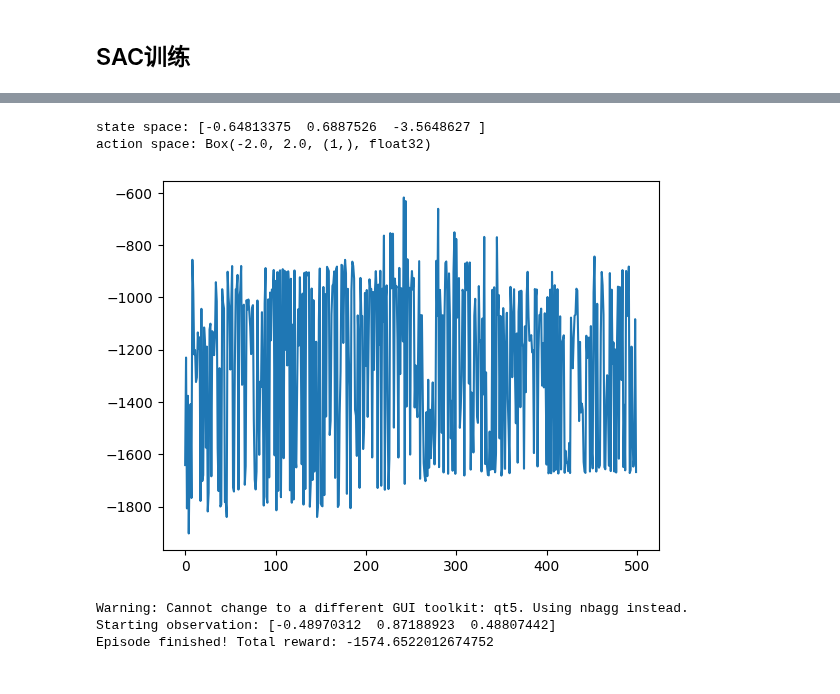
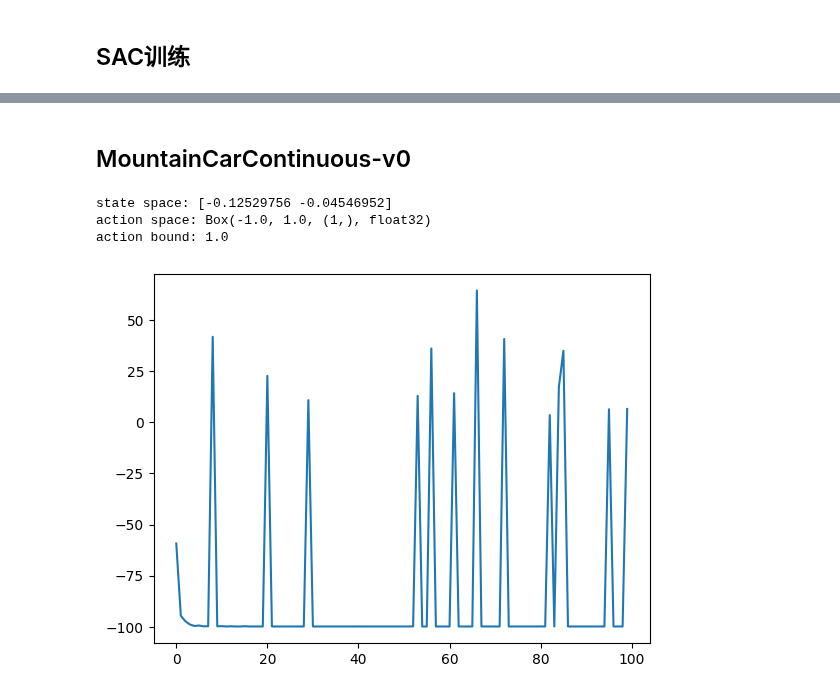
Before and after one commit to 24Jay/reinforcement-learning, a Jupyter notebook: sac/sac_code_continuous.ipynb, the cells around one changed output, grey strips where cells are left out. Drawn from its saved outputs; the diff is of its cells as text; code cells hidden in the pictures.

Commit message:
sac : continuous

```diff
--- a/sac/sac_code_continuous.ipynb
+++ b/sac/sac_code_continuous.ipynb
@@ -193,20 +273,37 @@ class SAC:
+# %% [markdown]
+## MountainCarContinuous-v0
 # %%
 actor_lr = 1e-4
 critic_lr = 1e-4
-num_episodes = 500
+num_episodes = 100
 
 device = "cpu"
 env_name = "MountainCarContinuous-v0"
-env_name = "Pendulum-v1"
+# env_name = "Pendulum-v1"
 
 env = gym.make(env_name)
 torch.manual_seed(0)
+random.seed(0)
+np.random.seed(0)
+
+state_dim = env.observation_space.shape[0]
+action_dim = env.action_space.shape[0]
+action_bound = env.action_space.high[0]
+
 print(f"state space:" , env.observation_space.sample())
 print(f"action space: {env.action_space}")
-state_dim = env.observation_space.shape[0]
-action_dim = env.action_space.shape[0]
+print(f"action bound: {action_bound}")
 
-agent = SAC(n_state=state_dim, n_action=action_dim, n_hidden=64, lr_actor=actor_lr, lr_q=critic_lr, alpha = 0.0, tau=0.005,gamma=1.0)
+agent = SAC(n_state=state_dim, n_action=action_dim, n_hidden=64, action_bound=action_bound, lr_actor=actor_lr, lr_q=critic_lr, alpha = 0.5, tau=0.01,gamma=1.0)
+
+replay_buffer = ReplayBuffer(capacity=10000)
+return_list = train_off_policy_agent(env, agent, num_episodes,replay_buffer)
+
+%matplotlib inline
+plt.plot(return_list)
+plt.show()
 # %% [output]
-state space: [-0.64813375  0.6887526  -3.5648627 ]
-action space: Box(-2.0, 2.0, (1,), float32)
+state space: [-0.12529756 -0.04546952]
+action space: Box(-1.0, 1.0, (1,), float32)
+action bound: 1.0
+[figure, added]
@@ -249,39 +309,0 @@ return_list = train_off_policy_agent(env, agent, num_episodes,replay_buffer)
-# %%
-%matplotlib inline
-
-plt.plot(return_list)
-plt.show()
-# %% [output]
-[figure, removed]
-# %%
-%matplotlib qt5
-
-def test_agent(agent, env_name):
-    env = gym.make(env_name, render_mode="human")
-
-    state, info = env.reset()
-
-    print(f"Starting observation: {state}")
-
-    episode_over = False
-    total_reward = 0
-    action_list = []
-
-    while not episode_over:
-        action = agent.take_action(state)
-        state, reward, terminated, truncated, info = env.step(action)
-        total_reward += reward
-        episode_over = terminated or truncated
-        # print(f"{action=}")
-        action_list.append(action)
-
-    print(f"Episode finished! Total reward: {total_reward}")
-    env.close()
-    return action_list
-
-
-action_list = test_agent(agent, env_name)
-# %% [output]
-Warning: Cannot change to a different GUI toolkit: qt5. Using nbagg instead.
-Starting observation: [-0.48970312  0.87188923  0.48807442]
-Episode finished! Total reward: -1574.6522012674752
```
Also changed, not shown: parts of 7 cells of this notebook.
